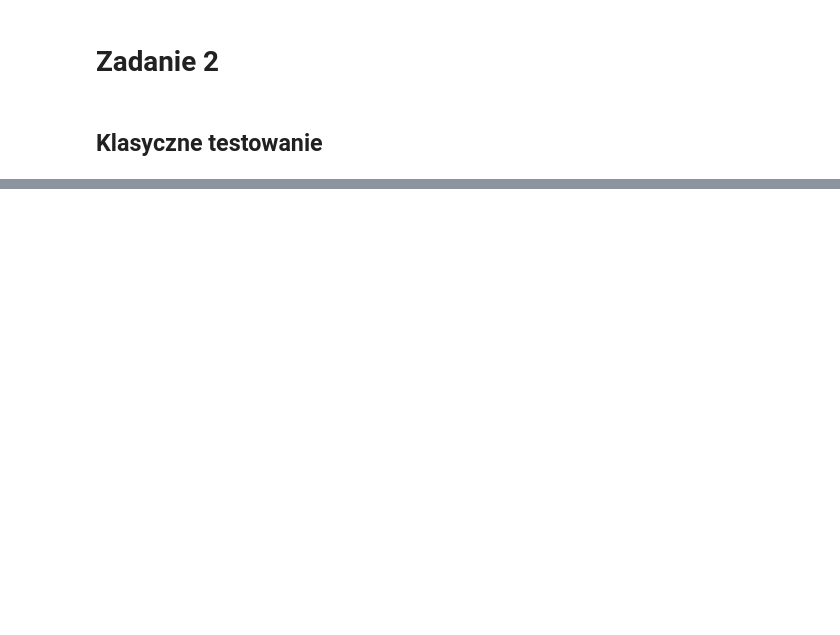
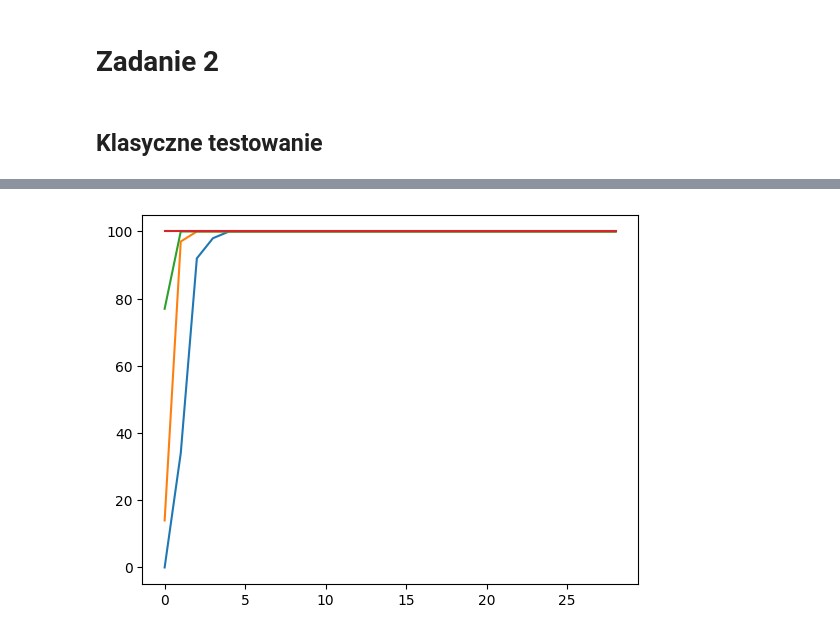
Before and after one commit to Arekflo2002/MetodyNieparametryczneStatystyka_Rozwiazania, a Jupyter notebook: Zadanie2.ipynb, the cells around one changed output, grey strips where cells are left out. Cells and saved outputs as stored; diff of their text form; code cells hidden in the pictures; blank space fills up the shorter version.

```diff
--- a/Zadanie2.ipynb
+++ b/Zadanie2.ipynb
@@ -125,13 +125,20 @@ def pit():
             for k in range(liczba_symulacji):
                 probka = stats.chi2.rvs(stopien_s,size=l_danych)
 
-                rang = stats.rankdata(probka)
-                dystr = rang/len(probka)
+                n = len(probka)
+                u = stats.uniform.cdf(probka)
+                umean = np.mean(probka)
+                ustd = np.std(probka)
 
-                uni_dystr = np.random.uniform(size=len(probka))
+                chi2_theoretical = stats.chi2(stopien_s)
+                chi2_theoretical_values = chi2_theoretical.ppf(u)
 
-                if stats.kstest(dystr,'uniform').pvalue < 0.05:
-                    odsetek_odrzucenia_H0 +=1
+                # podział zakresu zmiennej losowej na kosze
+                bins = np.sqrt(n).astype(int)
+                binned_data = np.histogram(chi2_theoretical_values, bins=bins)[0]
+
+                if stats.chisquare(binned_data).pvalue < 0.05:
+                    odsetek_odrzucenia_H0 += 1
 
 
             # Dodajemy odsetek odrzucenia dla danego stopnia swobody i danej liczby danych i idziemy dalej, zwiększając
@@ -155,0 +163,9 @@ IndexError: index 31 is out of bounds for axis 0 with size 31
+# %%
+pit_chi = pit()
+
+for moc in pit_chi:
+    plt.plot(moc)
+
+plt.show()
+# %% [output]
+[figure, added]
```
Also changed, not shown: parts of 4 cells of this notebook.
